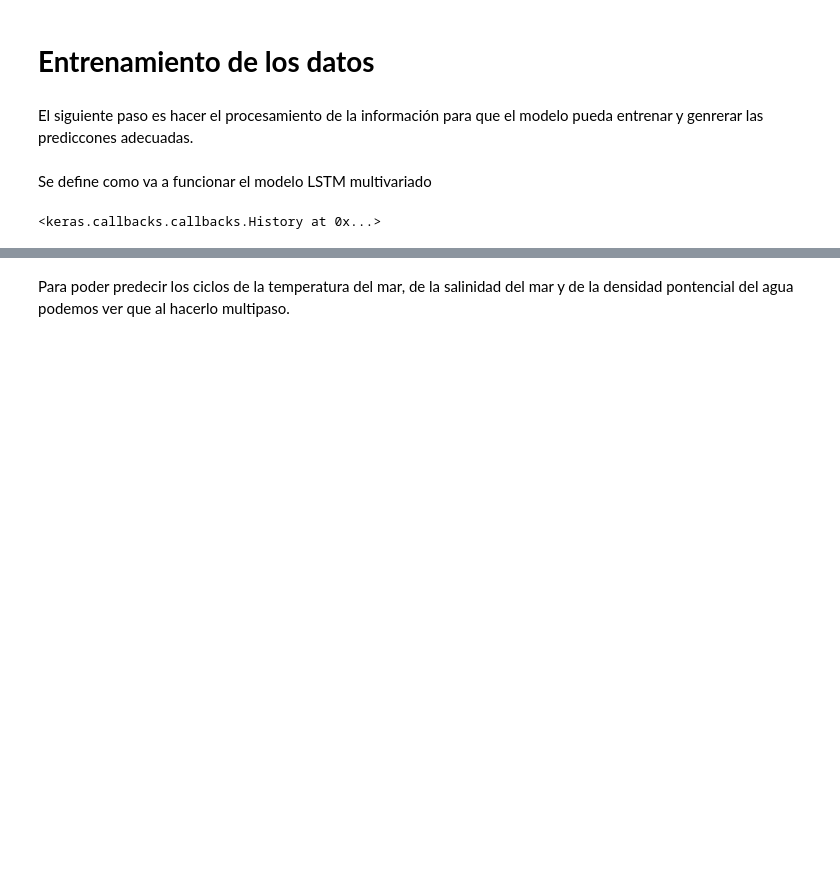
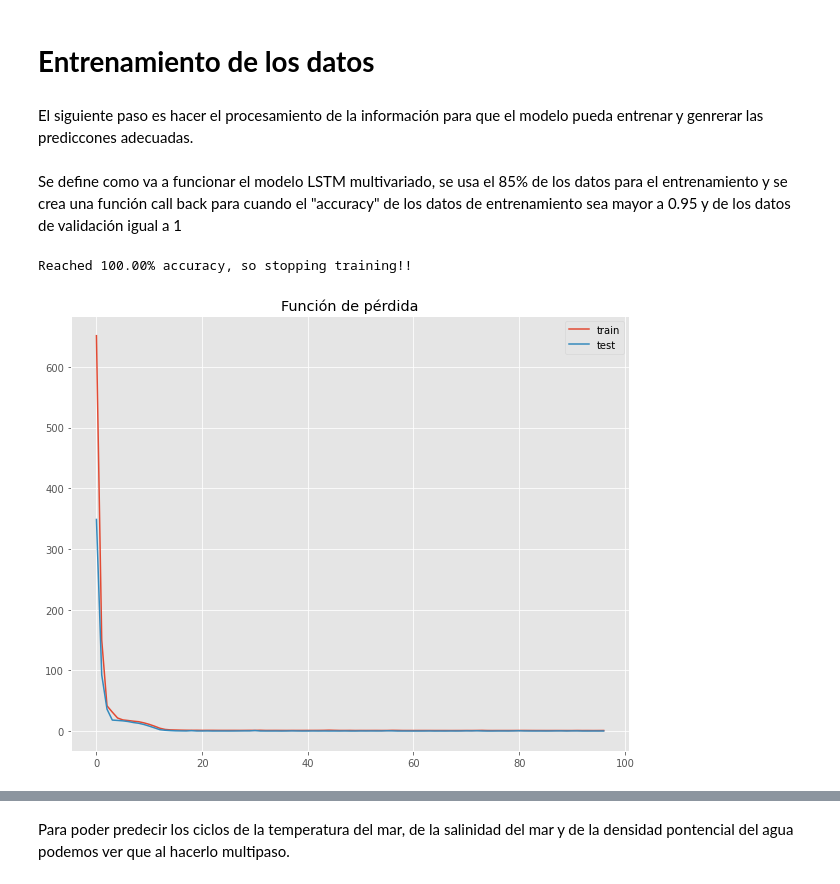
Before and after one commit to Lmdela/Trabajo-de-Mineria-de-Datos, a Jupyter notebook: Redes_LSTM.ipynb, the cells around one changed output, grey strips where cells are left out. Drawn from its saved outputs; the diff is of its cells as text; code cells hidden in the pictures; blank space fills up the shorter version.

```diff
--- a/Redes_LSTM.ipynb
+++ b/Redes_LSTM.ipynb
@@ -131,14 +132,30 @@ X, y = split_sequences(train, n_steps)
 n_features = X.shape[2]
-# %% [markdown]
-Se define como va a funcionar el modelo LSTM multivariado
+# %% [markdown]
+Se define como va a funcionar el modelo LSTM multivariado, se usa el 85% de los datos para el entrenamiento y se crea una función call back para cuando el "accuracy" de los datos de entrenamiento sea mayor a 0.95 y de los datos de validación igual a 1
 # %%
 # define model
 model = Sequential()
 model.add(LSTM(100, activation='relu', return_sequences=True, input_shape=(n_steps, n_features)))
 model.add(LSTM(100, activation='relu'))
 model.add(Dense(n_features))
-model.compile(optimizer='adam', loss='mse')
+model.compile(optimizer='adam', loss='mse',metrics=['accuracy'])
 # fit model
-model.fit(X, y, epochs=1500, verbose=0)
+#https://towardsdatascience.com/neural-network-with-tensorflow-how-to-stop-training-using-callback-5c8d575c18a9
+class myCallback(tf.keras.callbacks.Callback):
+	def on_epoch_end(self, epoch, logs={}):
+		if(logs.get('accuracy') > 0.95 and logs.get('val_accuracy') == 1):
+			print("\nReached %2.2f%% accuracy, so stopping training!!" %(1*100))
+			self.model.stop_training = True
+es = myCallback()
+history=model.fit(X, y,validation_data=(testX, testy), epochs=1000, verbose=0,callbacks=[es])
 # %% [output]
-<keras.callbacks.callbacks.History at 0x...>
+Reached 100.00% accuracy, so stopping training!!
+# %%
+plt.plot(history.history['loss'], label='train')
+plt.ioff()
+plt.plot(history.history['val_loss'], label='test')
+plt.legend()
+title('Función de pérdida')
+savefig("grafica_perdida.png")
+# %% [output]
+[figure, added]
```
Also changed, not shown: parts of 14 cells of this notebook.
